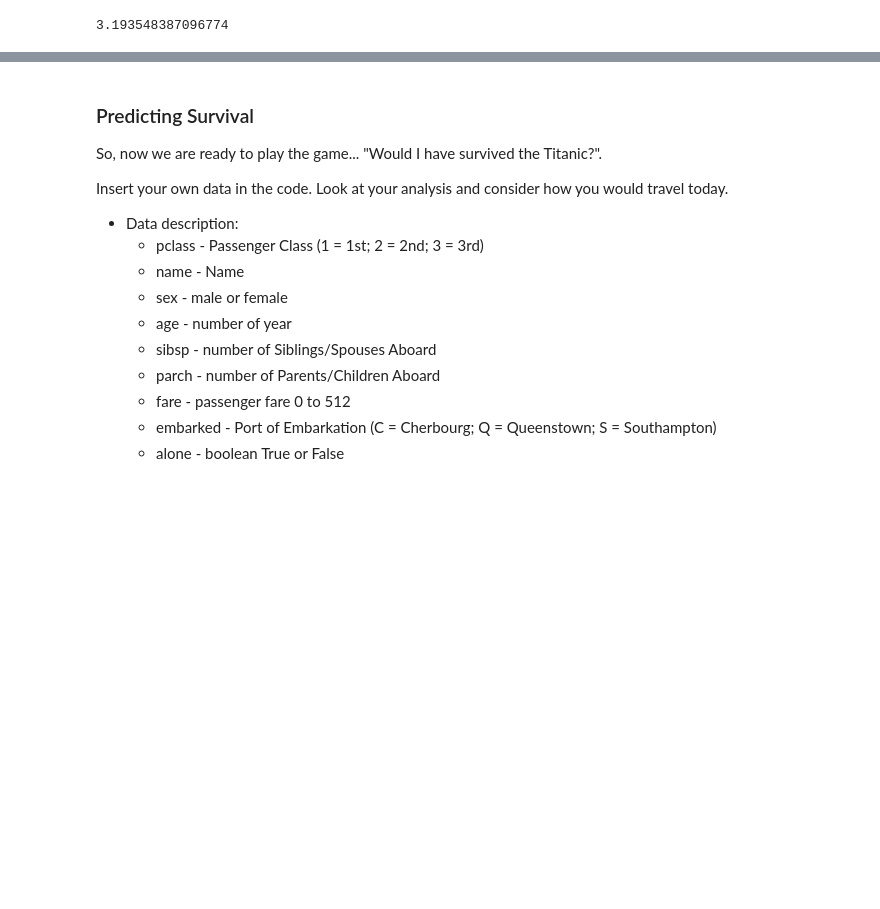
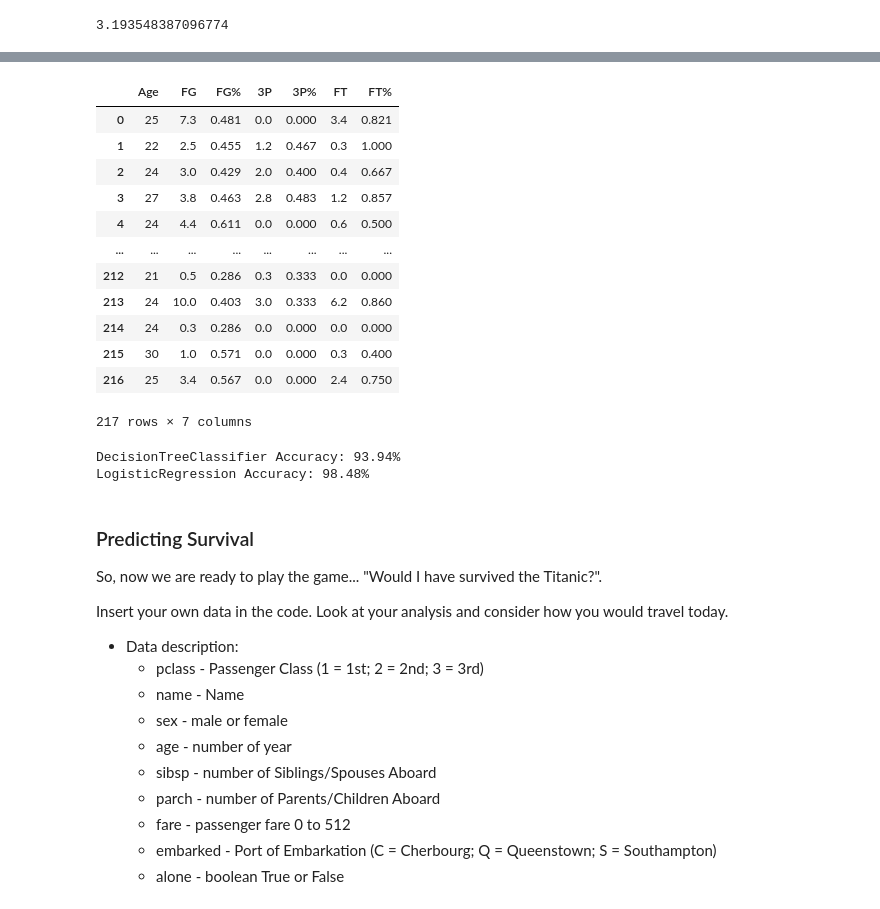
Before and after one commit to rayanesouuuu1234/student02, a Jupyter notebook: _notebooks/2024-03-05-DS-python-pandas-df_titanic.ipynb, the cells around one changed output, grey strips where cells are left out. Saved outputs shown, nothing was run; the diff lists cells and outputs as text; code cells hidden in the pictures; blank space fills up the shorter version.

```diff
--- a/_notebooks/2024-03-05-DS-python-pandas-df_titanic.ipynb
+++ b/_notebooks/2024-03-05-DS-python-pandas-df_titanic.ipynb
@@ -140,12 +94,37 @@ df['FG'].mean()
+# %%
+#Clean data
+df_new = df[['Age', 'FG', 'FG%', '3P', '3P%', 'FT', 'FT%']]
+
+df_new
+# %% [output]
+|  | Age | FG | FG% | 3P | 3P% | FT | FT% |
+| 0 | 25 | 7.3 | 0.481 | 0.0 | 0.000 | 3.4 | 0.821 |
+| 1 | 22 | 2.5 | 0.455 | 1.2 | 0.467 | 0.3 | 1.000 |
+| 2 | 24 | 3.0 | 0.429 | 2.0 | 0.400 | 0.4 | 0.667 |
+| 3 | 27 | 3.8 | 0.463 | 2.8 | 0.483 | 1.2 | 0.857 |
+| 4 | 24 | 4.4 | 0.611 | 0.0 | 0.000 | 0.6 | 0.500 |
+| ... | ... | ... | ... | ... | ... | ... | ... |
+| 212 | 21 | 0.5 | 0.286 | 0.3 | 0.333 | 0.0 | 0.000 |
+| 213 | 24 | 10.0 | 0.403 | 3.0 | 0.333 | 6.2 | 0.860 |
+| 214 | 24 | 0.3 | 0.286 | 0.0 | 0.000 | 0.0 | 0.000 |
+| 215 | 30 | 1.0 | 0.571 | 0.0 | 0.000 | 0.3 | 0.400 |
+| 216 | 25 | 3.4 | 0.567 | 0.0 | 0.000 | 2.4 | 0.750 |
+217 rows × 7 columns
 # %%
 from sklearn.model_selection import train_test_split
 from sklearn.tree import DecisionTreeClassifier
 from sklearn.linear_model import LogisticRegression
 from sklearn.metrics import accuracy_score
 
-# Build distinct data frames on survived column
-X = td.drop('survived', axis=1) # all except 'survived'
-y = td['survived'] # only 'survived'
+def replace_score(score):
+    if score > 10:
+        return 1
+    else:
+        return 0
+
+# Build distinct data frames on PTS column
+x = df_new
+y = df['PTS'].apply(replace_score)
 
 # Split arrays in random train 70%, random test 30%, using stratified sampling (same proportion of survived in both sets) and a fixed random state (42
 # The number 42 is often used in examples and tutorials because of its cultural significance in fields like science fiction (it's the "Answer to the Ultimate Question of Life, The Universe, and Everything" in The Hitchhiker's Guide to the Galaxy by Douglas Adams). But in practice, the actual value doesn't matter; what's important is that it's set to a consistent value.
@@ -153,7 +132,7 @@ y = td['survived'] # only 'survived'
 # X_test is the DataFrame containing the features for the test set.
 # y-train is the 'survived' status for each passenger in the training set, corresponding to the X_train data.
 # y_test is the 'survived' status for each passenger in the test set, corresponding to the X_test data.
-X_train, X_test, y_train, y_test = train_test_split(X, y, test_size=0.3, random_state=42)
+X_train, X_test, y_train, y_test = train_test_split(x, y, test_size=0.3, random_state=42)
 
 # Train a decision tree classifier
 dt = DecisionTreeClassifier()
@@ -172,6 +151,9 @@ logreg.fit(X_train, y_train)
 y_pred = logreg.predict(X_test)
 accuracy = accuracy_score(y_test, y_pred)
 print('LogisticRegression Accuracy: {:.2%}'.format(accuracy))
+# %% [output]
+DecisionTreeClassifier Accuracy: 93.94%
+LogisticRegression Accuracy: 98.48%
 # %% [markdown]
 ### Predicting Survival
 So, now we are ready to play the game... "Would I have survived the Titanic?".
```
Also changed, not shown: parts of 10 cells of this notebook, 1 other file.
